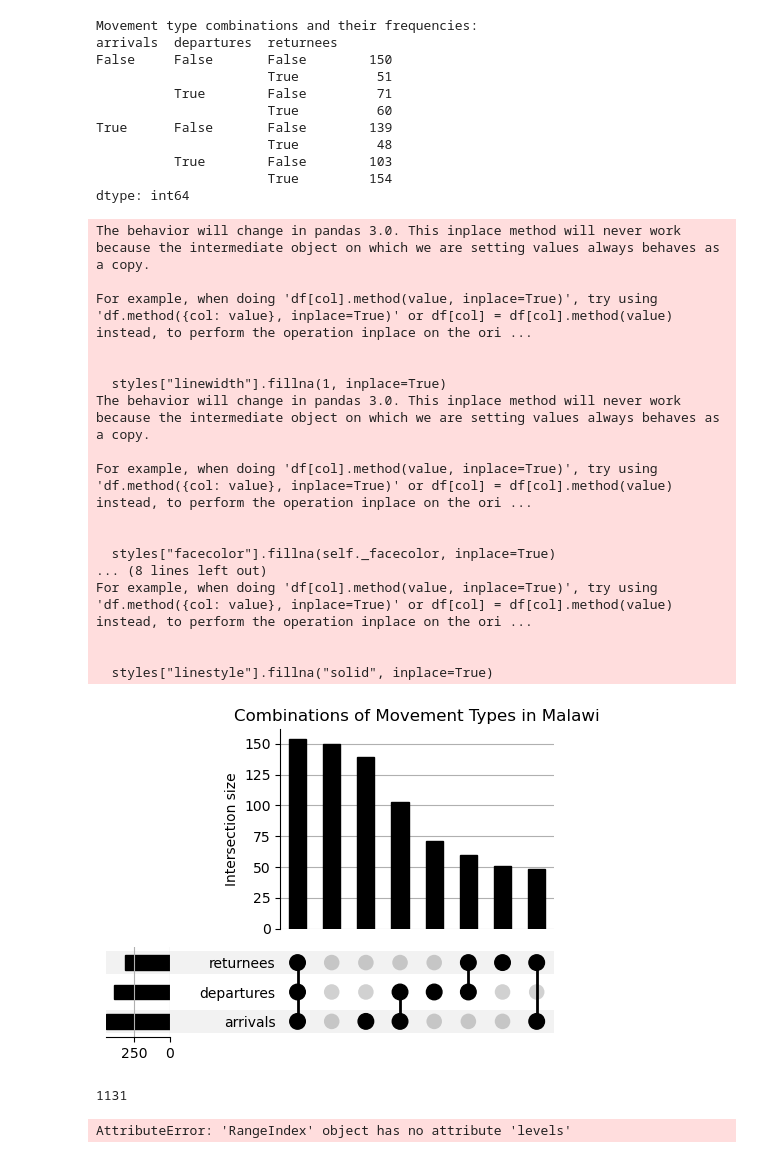
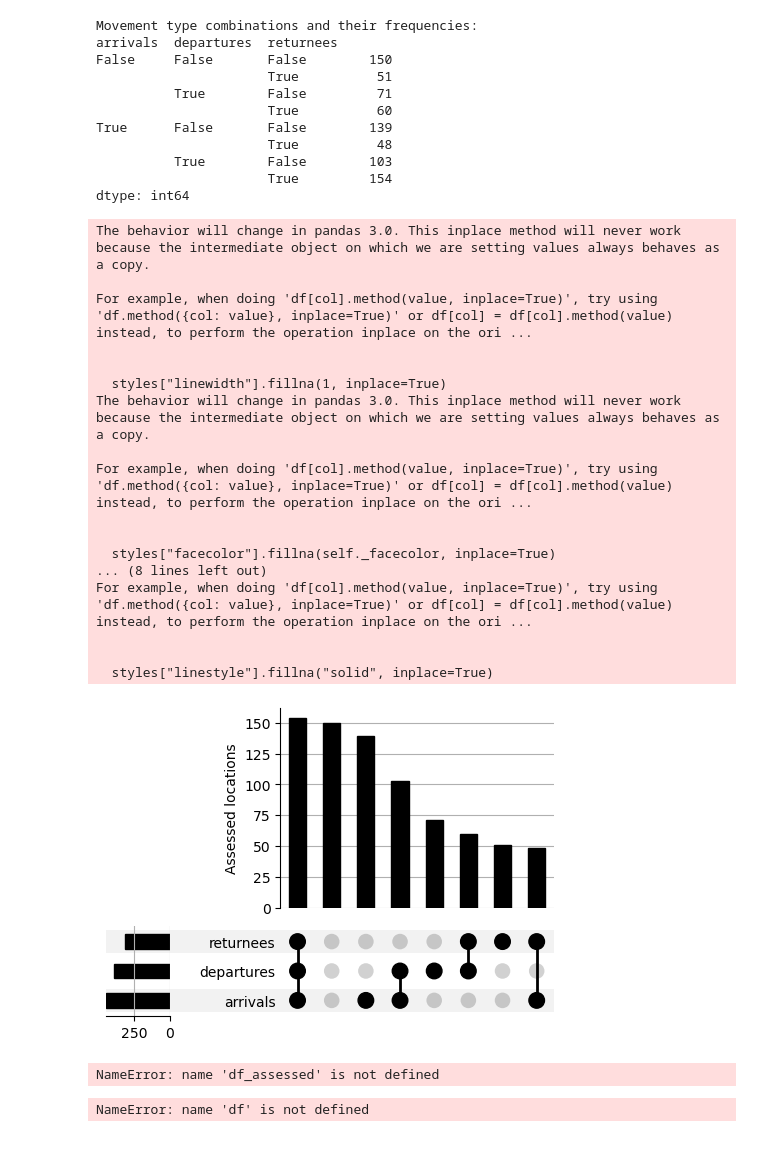
Before and after one commit to Displacement-Tracking-Matrix/malawi, a Jupyter notebook: scripts/scrapbook6.ipynb, the cells around one changed output. Drawn from its saved outputs; the diff is of its cells as text; code cells hidden in the pictures.

```diff
--- a/scripts/scrapbook6.ipynb
+++ b/scripts/scrapbook6.ipynb
@@ -240,39 +171,43 @@ dtype: int64
 # %%
 from upsetplot import plot
 from matplotlib import pyplot
+
 
 # Create and customize the upset plot
 plot(combinations, sort_by='cardinality')
 
 # Customize the plot
-plt.title('Assessed locations with population types')
+#plt.title('Assessed locations with population types')
+plt.ylabel('Assessed locations')
+
 
 # Show the plot
-pyplot.show()
+
 
 # Save the plot
-#plt.savefig('../figures/fig-upset-movement-types.svg', format='svg', bbox_inches='tight', dpi=300)
+plt.savefig('../figures/fig-upset-movement-types.svg', format='svg', bbox_inches='tight', dpi=300)
+pyplot.show()
 plt.close()
 # %% [output]
 The behavior will change in pandas 3.0. This inplace method will never work because the intermediate object on which we are setting values always behaves as a copy.
 
 For example, when doing 'df[col].method(value, inplace=True)', try using 'df.method({col: value}, inplace=True)' or df[col] = df[col].method(value) instead, to perform the operation inplace on the ori ...
 
 
   styles["linewidth"].fillna(1, inplace=True)
 The behavior will change in pandas 3.0. This inplace method will never work because the intermediate object on which we are setting values always behaves as a copy.
 
 For example, when doing 'df[col].method(value, inplace=True)', try using 'df.method({col: value}, inplace=True)' or df[col] = df[col].method(value) instead, to perform the operation inplace on the ori ...
 
 
   styles["facecolor"].fillna(self._facecolor, inplace=True)
 ... (8 lines left out)
 For example, when doing 'df[col].method(value, inplace=True)', try using 'df.method({col: value}, inplace=True)' or df[col] = df[col].method(value) instead, to perform the operation inplace on the ori ...
 
 
   styles["linestyle"].fillna("solid", inplace=True)
-[figure, old version]
+[figure, new version]
 # %%
-len(df)
+len(df_assessed)
 # %% [output]
-1131
+NameError: name 'df_assessed' is not defined
@@ -311,25 +214,4 @@ df_upset
-# %%
-import upsetplot
-
-# Create the upset plot
-upset = upsetplot.UpSet(
-    df_upset,
-    subset_size='count',
-    min_subset_size=1,
-    show_counts=True
-)
-
-# Create figure with specific size
-plt.figure(figsize=(12, 8))
-
-# Generate and customize the plot
-upset.plot()
-
-# Add y-axis label
-plt.ylabel('Number of assessed locations')
-
-# Save the plot
-plt.savefig('../figures/fig-upset-movement-types.svg', bbox_inches='tight', dpi=300)
-plt.close()
-# %% [output]
-AttributeError: 'RangeIndex' object has no attribute 'levels'
+# %%
+df
+# %% [output]
+NameError: name 'df' is not defined
```
Also changed, not shown: parts of 8 cells of this notebook, 26 other files.
